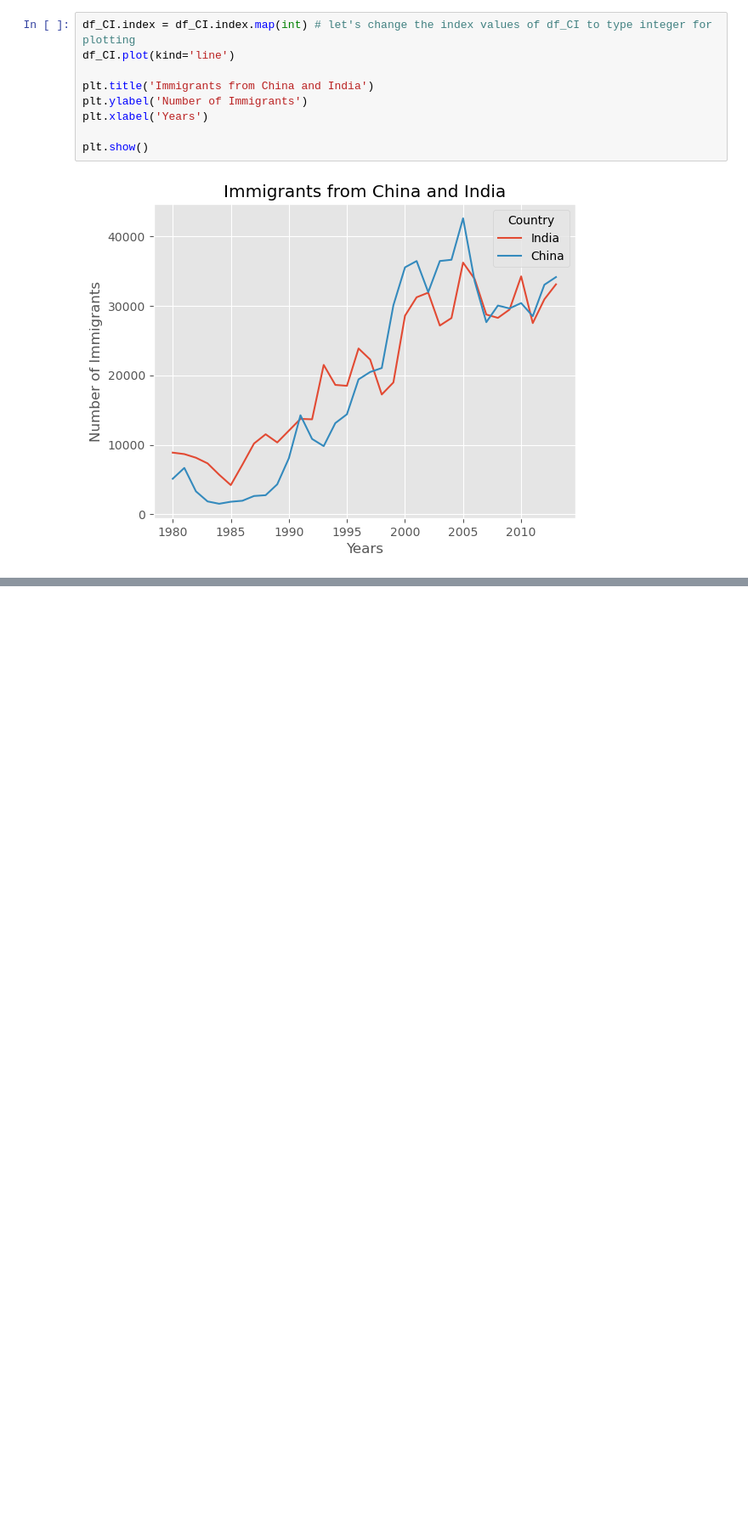
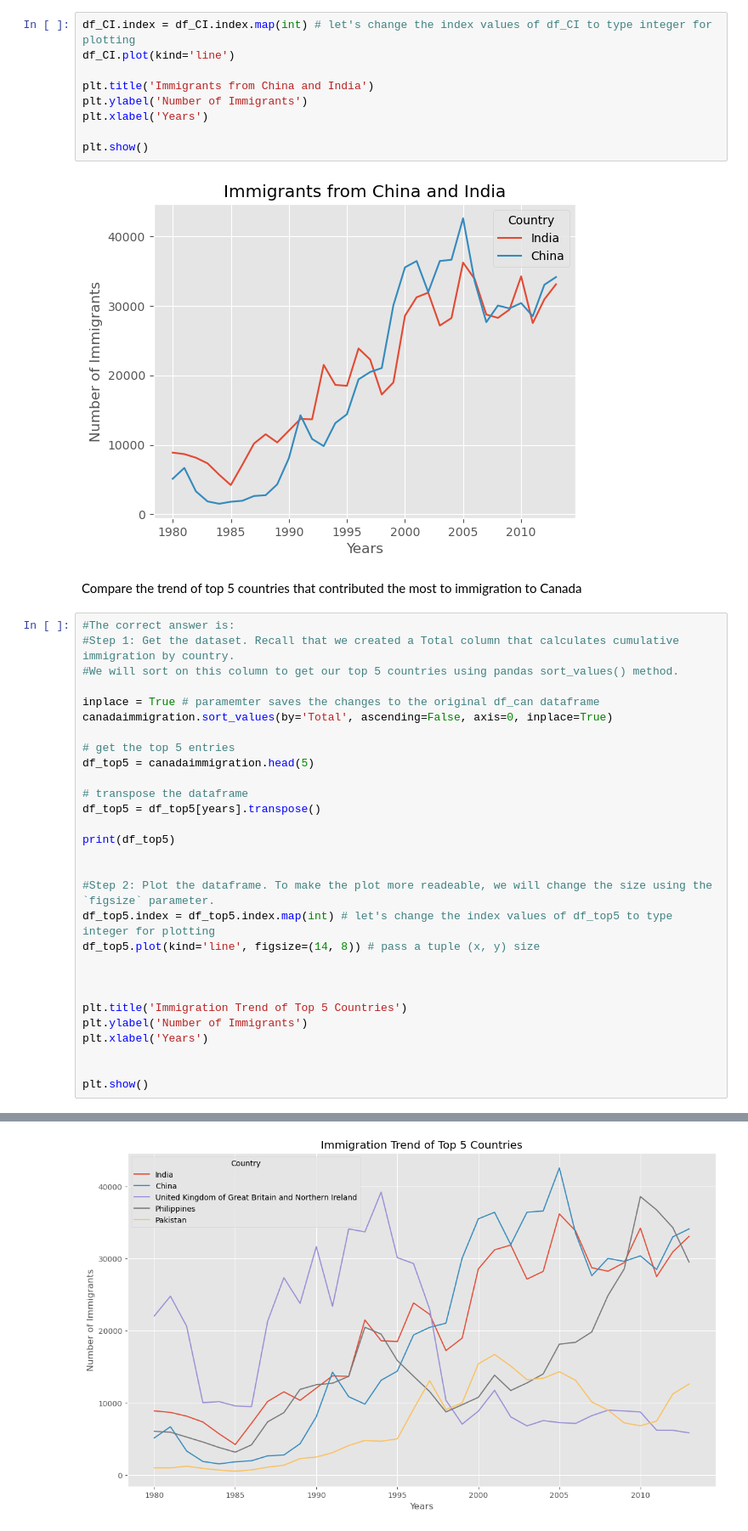
Before and after one commit to KennethNjuguna/Data-Vizualization-with-Python, a Jupyter notebook: ibm-dv0101en-lab.ipynb, the cells around one changed output, grey strips where cells are left out. Shown: that part at 85% size. Drawn from its saved outputs; the diff is of its cells as text; blank space fills up the shorter version.

```diff
--- a/ibm-dv0101en-lab.ipynb
+++ b/ibm-dv0101en-lab.ipynb
@@ -616,3 +616,35 @@ plt.xlabel('Years')
 plt.show()
 # %% [output]
 [figure]
+# %% [markdown]
+Compare the trend of top 5 countries that contributed the most to immigration to Canada
+# %%
+#The correct answer is:
+#Step 1: Get the dataset. Recall that we created a Total column that calculates cumulative immigration by country.
+#We will sort on this column to get our top 5 countries using pandas sort_values() method.
+
+inplace = True # paramemter saves the changes to the original df_can dataframe
+canadaimmigration.sort_values(by='Total', ascending=False, axis=0, inplace=True)
+
+# get the top 5 entries
+df_top5 = canadaimmigration.head(5)
+
+# transpose the dataframe
+df_top5 = df_top5[years].transpose()
+
+print(df_top5)
+
+
+#Step 2: Plot the dataframe. To make the plot more readeable, we will change the size using the `figsize` parameter.
+df_top5.index = df_top5.index.map(int) # let's change the index values of df_top5 to type integer for plotting
+df_top5.plot(kind='line', figsize=(14, 8)) # pass a tuple (x, y) size
+
+
+
+plt.title('Immigration Trend of Top 5 Countries')
+plt.ylabel('Number of Immigrants')
+plt.xlabel('Years')
+
+
+plt.show()
+# %% [output]
@@ -618,0 +668 @@ plt.show()
+[figure, added]
```
Also changed, not shown: parts of 2 cells of this notebook.
